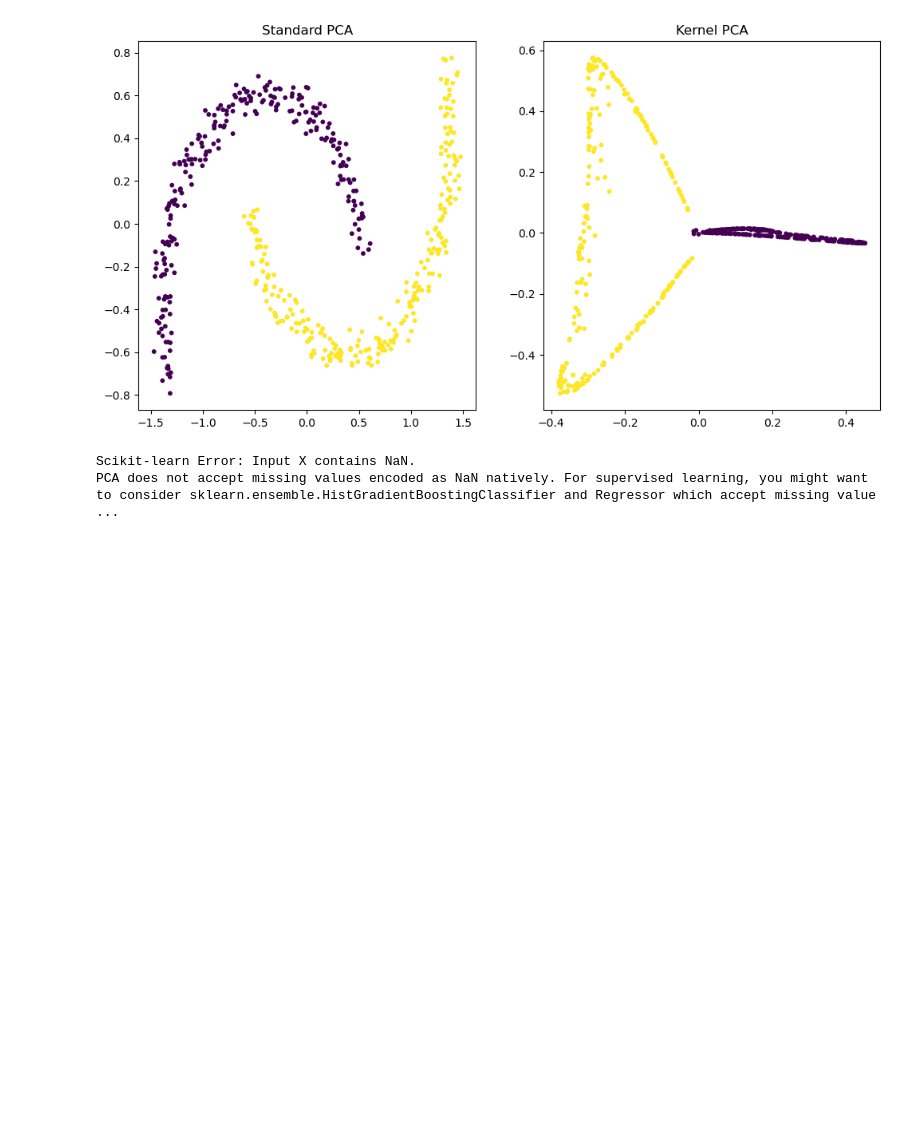
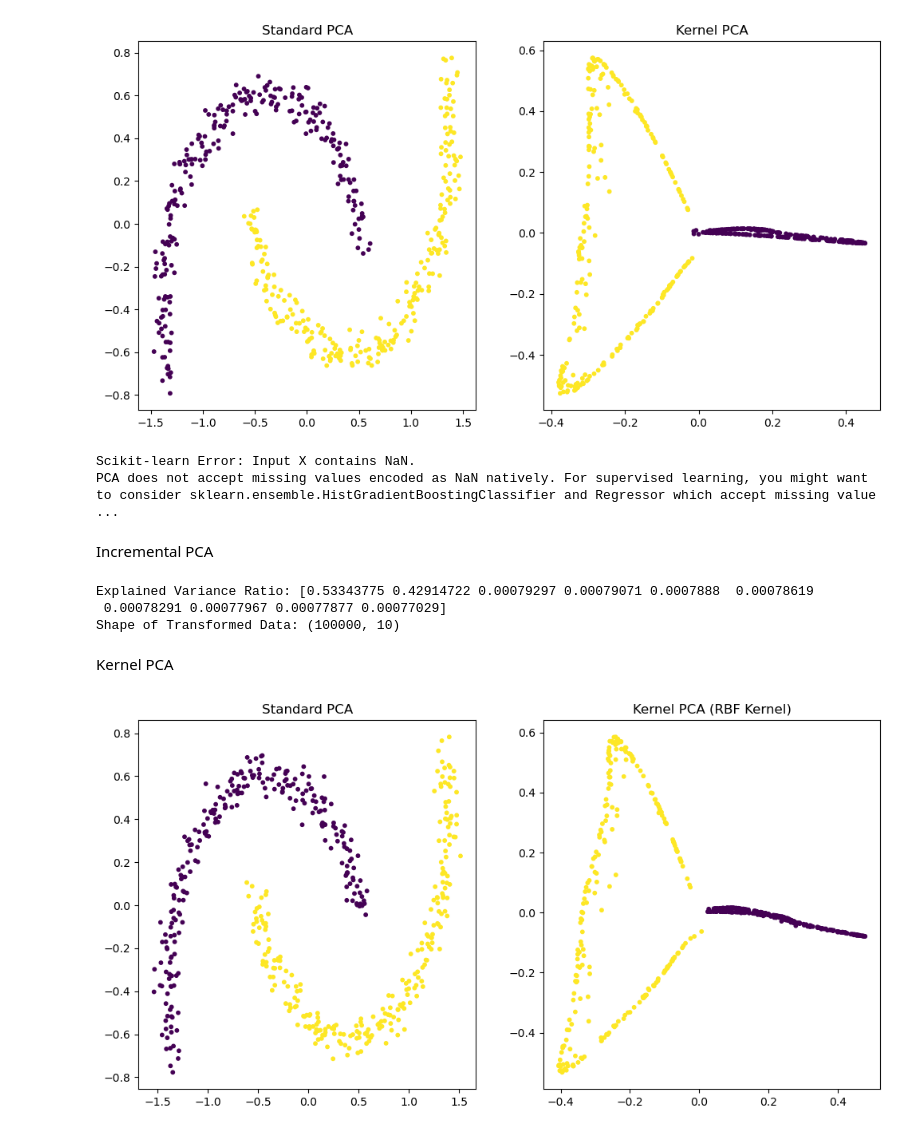
Before and after one commit to ChewXieYang/MachineLearningAssignment, a Jupyter notebook: LabEnhancement_PCA/PCA.ipynb, the cells around one changed output. Cells and saved outputs as stored; diff of their text form; code cells hidden in the pictures; blank space fills up the shorter version.

```diff
--- a/LabEnhancement_PCA/PCA.ipynb
+++ b/LabEnhancement_PCA/PCA.ipynb
@@ -209,3 +209,63 @@ except Exception as e:
 # %% [output]
 Scikit-learn Error: Input X contains NaN.
 PCA does not accept missing values encoded as NaN natively. For supervised learning, you might want to consider sklearn.ensemble.HistGradientBoostingClassifier and Regressor which accept missing value ...
+# %% [markdown]
+Incremental PCA
+# %%
+from sklearn.decomposition import IncrementalPCA
+import numpy as np
+from sklearn.datasets import make_blobs
+
+# Generate a large dataset
+X, _ = make_blobs(n_samples=100000, n_features=50, random_state=42)
+
+# Standardize the data
+X_mean = np.mean(X, axis=0)
+X_centered = X - X_mean
+
+# Apply Incremental PCA
+ipca = IncrementalPCA(n_components=10, batch_size=1000)  # Process data in chunks of 1000
+X_ipca = ipca.fit_transform(X_centered)
+
+# Outputs
+print("Explained Variance Ratio:", ipca.explained_variance_ratio_)
+print("Shape of Transformed Data:", X_ipca.shape)
+# %% [output]
+Explained Variance Ratio: [0.53343775 0.42914722 0.00079297 0.00079071 0.0007888  0.00078619
+ 0.00078291 0.00077967 0.00077877 0.00077029]
+Shape of Transformed Data: (100000, 10)
+# %% [markdown]
+Kernel PCA
+# %%
+from sklearn.decomposition import KernelPCA
+from sklearn.datasets import make_moons
+import matplotlib.pyplot as plt
+
+# Generate a nonlinear dataset
+X, y = make_moons(n_samples=500, noise=0.05, random_state=42)
+
+# Standard PCA for comparison
+from sklearn.decomposition import PCA
+pca = PCA(n_components=2)
+X_pca = pca.fit_transform(X)
+
+# Apply Kernel PCA with RBF kernel
+kpca = KernelPCA(n_components=2, kernel='rbf', gamma=15)  # gamma is a hyperparameter for the RBF kernel
+X_kpca = kpca.fit_transform(X)
+
+# Plot results
+plt.figure(figsize=(12, 6))
+
+# Standard PCA
+plt.subplot(1, 2, 1)
+plt.scatter(X_pca[:, 0], X_pca[:, 1], c=y, cmap='viridis', s=10)
+plt.title("Standard PCA")
+
+# Kernel PCA
+plt.subplot(1, 2, 2)
+plt.scatter(X_kpca[:, 0], X_kpca[:, 1], c=y, cmap='viridis', s=10)
+plt.title("Kernel PCA (RBF Kernel)")
+
+plt.show()
+# %% [output]
+[figure, added]
```
Also changed, not shown: parts of 10 cells of this notebook.
